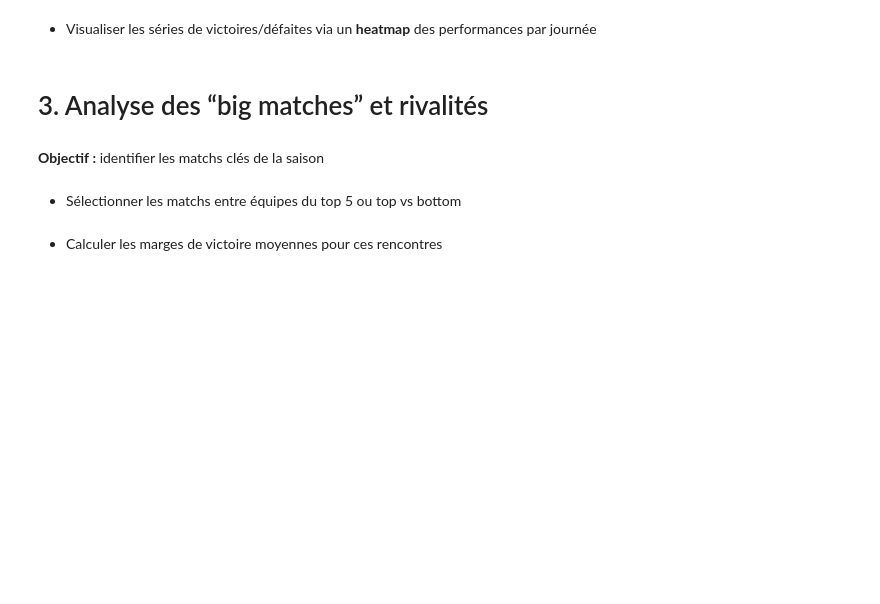
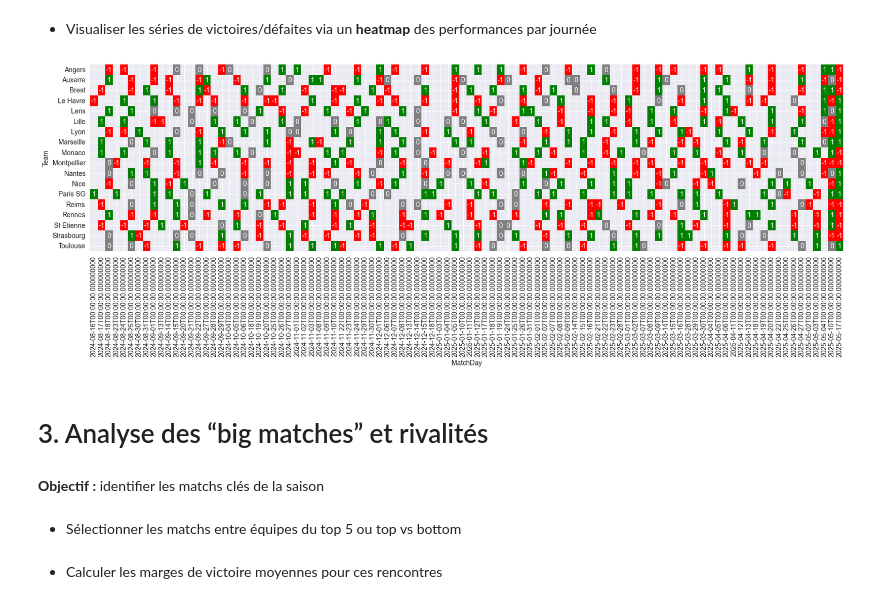
Before and after one commit to VMY7/ligue1-eda-python-24-25, a Jupyter notebook: ligue1-eda-python-24-25.ipynb, the cells around one changed output. Drawn from its saved outputs; the diff is of its cells as text; code cells hidden in the pictures; blank space fills up the shorter version.

```diff
--- a/ligue1-eda-python-24-25.ipynb
+++ b/ligue1-eda-python-24-25.ipynb
@@ -172,5 +203,50 @@ print(dfRanking)
 # %% [markdown]
 - Visualiser les séries de victoires/défaites via un **heatmap** des performances par journée
+# %%
+# Créer une colonne binaire par match et par équipe
+conditions_home = [
+    df["FTR"] == "H",   # victoire domicile
+    df["FTR"] == "D",   # match nul
+    df["FTR"] == "A"    # défaite domicile
+]
+
+conditions_away = [
+    df["FTR"] == "A",   # victoire extérieur
+    df["FTR"] == "D",   # match nul
+    df["FTR"] == "H"    # défaite extérieur
+]
+
+choices_home = [1, 0, -1]   # 1 = win, 0 = draw, -1 = loss
+choices_away = [1, 0, -1]
+
+df["HomeResult"] = np.select(conditions_home, choices_home)
+df["AwayResult"] = np.select(conditions_away, choices_away)
+
+# Construire un DataFrame long
+dfResultHome = pd.DataFrame({
+    "Team": df["HomeTeam"],
+    "ResultBinary": df["HomeResult"],
+    "MatchDay": date
+})
+
+dfResultAway = pd.DataFrame({
+    "Team": df["AwayTeam"],
+    "ResultBinary": df["AwayResult"],
+    "MatchDay": date
+})
+
+dfResultAll = pd.concat([dfResultHome, dfResultAway], ignore_index=True)
+dfResultAll.sort_values(["Team", "MatchDay"], inplace=True)
+
+# Pivot pour préparer la heatmap
+dfHeatmap = dfResultAll.pivot(index="Team", columns="MatchDay", values="ResultBinary")
+
+# Tracer la heatmap
+plt.figure(figsize=(20, 5))  # largeur x hauteur en pouces
+sns.heatmap(dfHeatmap, cmap=["red","grey","green"], cbar=False, annot=True)
+plt.show()
+# %% [output]
+[figure, added]
 # %% [markdown]
 # 3. Analyse des “big matches” et rivalités
 # %% [markdown]
```
Also changed, not shown: parts of 5 cells of this notebook.
